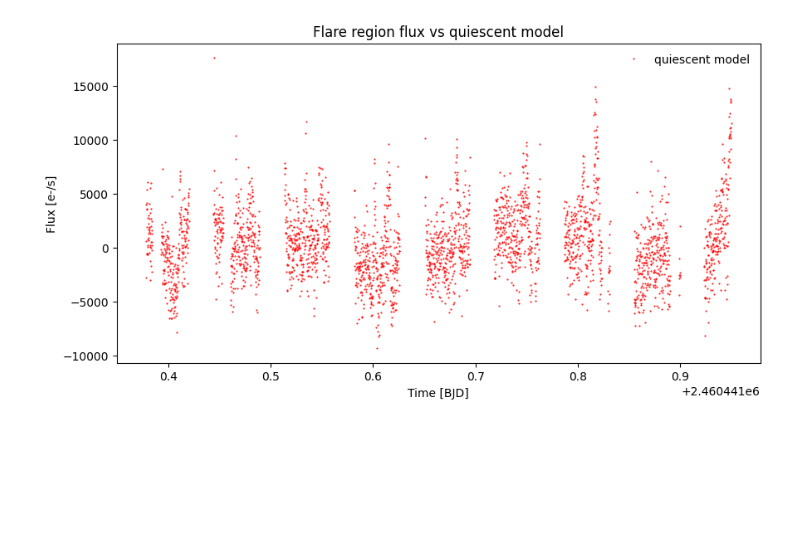
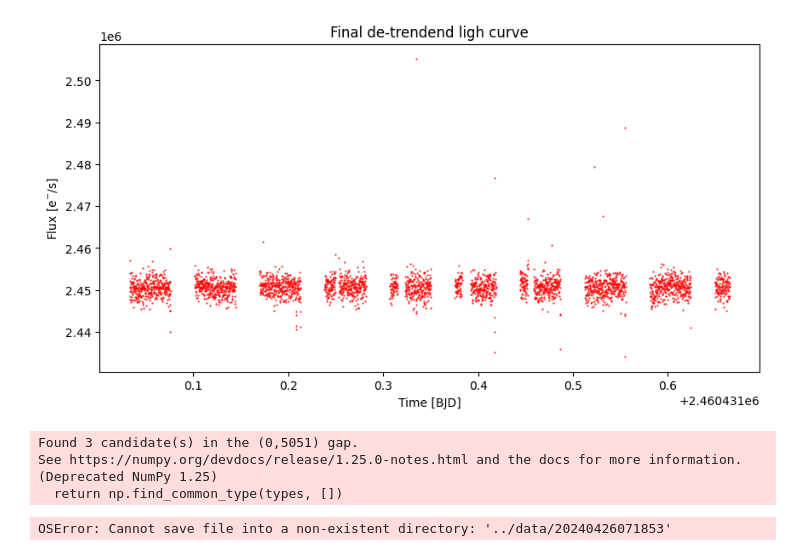
Before and after one commit to ekaterinailin/hip67522-spi, a Jupyter notebook: extract_flare_bootstrap.ipynb, the cells around one changed output. Drawn from its saved outputs; the diff is of its cells as text; code cells hidden in the pictures; blank space fills up the shorter version.

```diff
--- a/extract_flare_bootstrap.ipynb
+++ b/extract_flare_bootstrap.ipynb
@@ -129,11 +169,0 @@ Initial mask: 3100 data points
-# %%
-%matplotlib inline
-t = t[mask]
-f = f[mask]
-roll = roll[mask]
-ferr = ferr[mask]
-dT = dT[mask]
-flag = flag[mask]
-bg = bg[mask]
-xc = xc[mask]
-yc = yc[mask]
@@ -278,30 +361,50 @@ plt.savefig(f"../plots/{file}/flares/hip67522_roll_flux.png")
 # %%
+# ROLL ANGLE CORRECTION ---------------------------------------------------------
+
 # approximate the flux at the roll values in the flare region with
 # the flux at the closest roll value in the non-flare region
 
-f_sub_no_flare = newf_sub
-roll_no_flare = roll
+f_sub_no_flare_approx = np.zeros_like(newf_sub)
+for i, r in enumerate(roll):
 
-f_sub_no_flare_approx = np.zeros_like(f_sub_no_flare)
-for i, r in enumerate(roll_no_flare):
+    idx = [np.argmin(np.abs(roll - r - delt)) for delt in np.linspace(-2, 2, 100)]
 
-    idx = [np.argmin(np.abs(roll_no_flare - r-delt)) for delt in np.linspace(-2, 2, 100)]
-    # print(idx)
-    f_sub_no_flare_approx[i] = np.median(f_sub_no_flare[idx])
+    f_sub_no_flare_approx[i] = np.median(newf_sub[idx])
 
 
-plt.figure(figsize=(10, 5))
-plt.plot(t, f_sub_no_flare - f_sub_no_flare_approx, ".", markersize=1, color="red", label="quiescent model")
-# plt.plot(t[flare_mask], f_sub_flare, ".", markersize=1, color="blue", label="flare region")
-# plt.plot(t[~flare_mask], f_sub_no_flare, ".", markersize=1, color="black", label="non-flare region")
-# plt.axhline(newmed, color="black", lw=1)
+# DEFINE THE FINAL FLUX ---------------------------------------------------------
+
+# final flux
+ff = newf_sub - f_sub_no_flare_approx + newmed
 
 
+# PLOT THE FINAL FLUX  ----------------------------------------------------------
+
+plt.figure(figsize=(10, 5))
+
+plt.plot(t, ff, ".", markersize=1, color="red", label="quiescent model")
 
 plt.xlabel("Time [BJD]")
-plt.ylabel("Flux [e-/s]")
-plt.legend(loc=0, frameon=False)
-plt.title("Flare region flux vs quiescent model")
-plt.savefig(f"../plots/{file}/flares/hip67522_flare_vs_quiescent_model.png")
+plt.ylabel(r"Flux [e$^{-}$/s]")
+plt.title("Final de-trendend ligh curve")
+plt.savefig(f"../plots/{file}/flares/hip67522_final_detrended_light_curve.png")
 # %% [output]
-[figure, old version]
+[figure, new version]
+# %%
+# FIND FLARES WITH ALTAIPONY ----------------------------------------------------
+
+# define flare light curve
+flc = FlareLightCurve(time = t, flux = ff, flux_err=np.std(ff))
+flc.detrended_flux = ff
+flc.detrended_flux_err = np.std(ff)
+
+# find flares
+flares = flc.find_flares(N1=2,N2=1,N3=3).flares
+
+# write flare data to file
+flares.to_csv(f"../data/{file}/flare_candidates.csv", index=False)
+# %% [output]
+Found 3 candidate(s) in the (0,5051) gap.
+See https://numpy.org/devdocs/release/1.25.0-notes.html and the docs for more information.  (Deprecated NumPy 1.25)
+  return np.find_common_type(types, [])
+OSError: Cannot save file into a non-existent directory: '../data/20240426071853'
```
Also changed, not shown: parts of 23 cells of this notebook, 6 other files.
